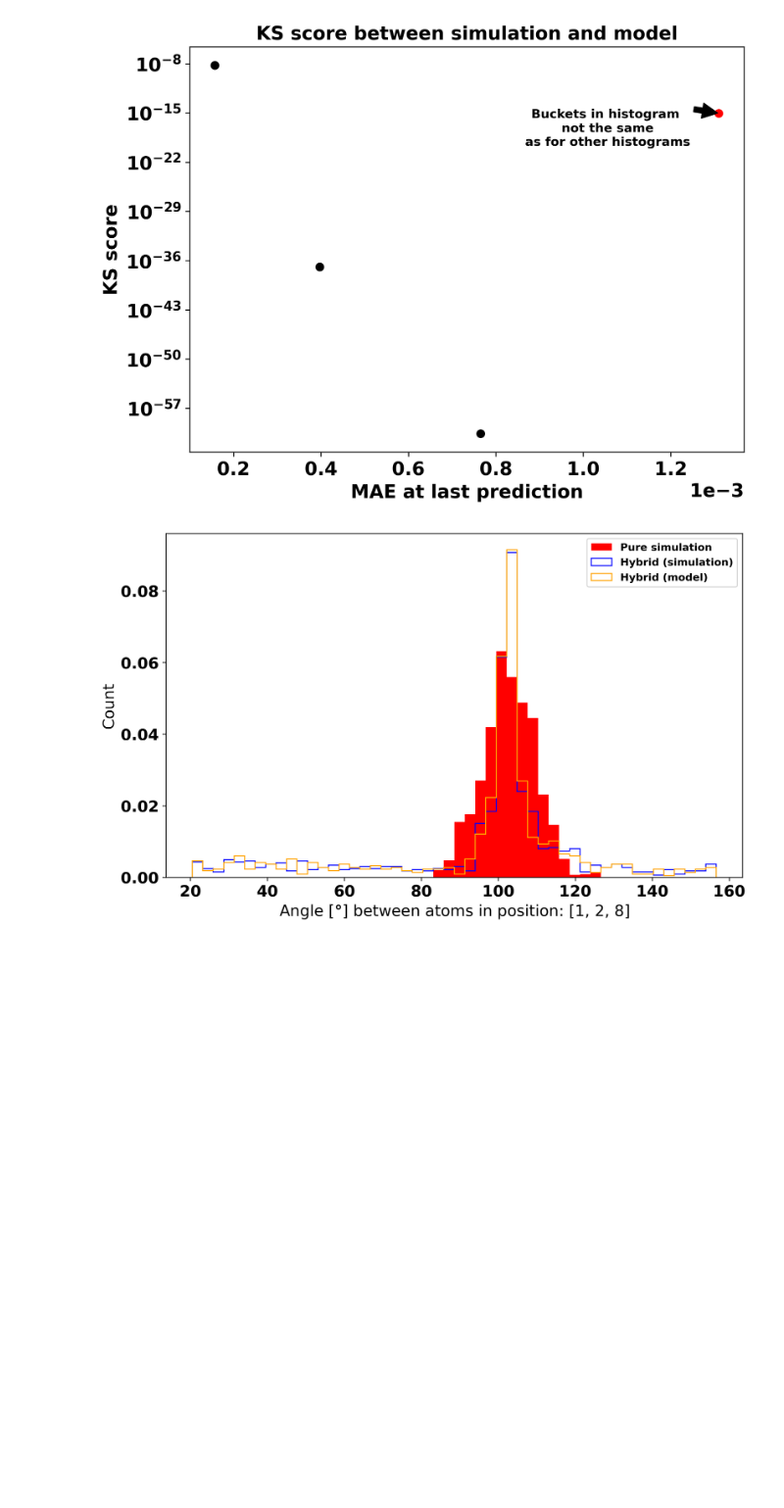
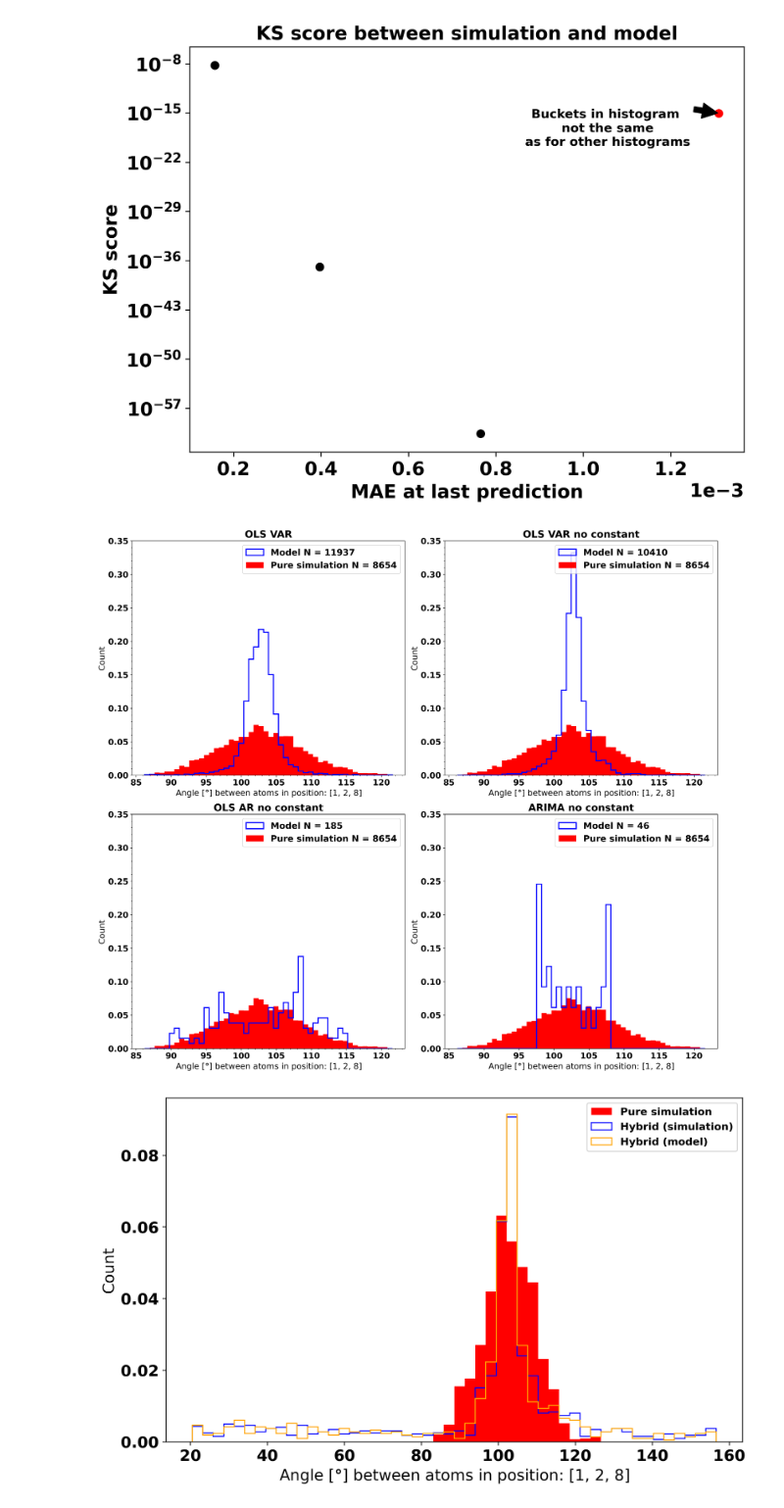
Before and after one commit to BirkDissing/Gemma_group, a Jupyter notebook: Master thesis/Code/Compare_simulations.ipynb, the cells around one changed output. Shown at 98% size. Saved outputs shown, nothing was run; the diff lists cells and outputs as text; code cells hidden in the pictures; blank space fills up the shorter version.

Commit message:
Comparing different models with simulation

```diff
--- a/Master thesis/Code/Compare_simulations.ipynb
+++ b/Master thesis/Code/Compare_simulations.ipynb
@@ -118,6 +118,35 @@ plt.show()
 # %% [output]
 [8.88178420e-16 2.49532921e-61 1.32036835e-37 5.97265054e-09]
 [figure]
+# %%
+mol_dyn = read("Data\Model_test\EtOH_moldyn_data.xyz", index=":")
+mol_OLS_6_1 = read("Data\Model_test\model_test_6_1.xyz", index=":")
+mol_OLS_no_constant_AR = read("Data\Model_test\model_test_6_1_AR.xyz", index=":")
+mol_OLS_no_constant_VAR = read("Data\Model_test\model_test_6_1_VAR.xyz", index=":")
+mol_ARIMA_no_constant = read("Data\Model_test\model_test_6_1_arima.xyz", index=":")
+
+df_OLS_6_1 = pd.read_csv("Data\Model_test\Moldyn_dataframe_test_6_1.csv")
+models = [["OLS VAR", "OLS VAR no constant"], ["OLS AR no constant", "ARIMA no constant"]]
+data = [[mol_OLS_6_1, mol_OLS_no_constant_VAR],[mol_OLS_no_constant_AR, mol_ARIMA_no_constant]]
+N_bins = 50
+indices = [1, 2, 8]
+x_range = (min(get_angles(mol_dyn, *indices))-0.5, max(get_angles(mol_dyn, *indices))+0.5)
+fig, ax = plt.subplots(2, 2, figsize=(16,14))
+for i in range(2):
+    for j in range(2):
+        ax[j, i].hist(get_angles(data[j][i], *indices), bins=N_bins, range=x_range, density=True, label=f"Model N = {len(data[j][i])}", histtype="step", color="b", linewidth=2)
+        ax[j, i].hist(get_angles(mol_dyn, *indices), bins=N_bins, range=x_range, density=True, label=f"Pure simulation N = {len(mol_dyn)}", histtype="stepfilled", color="r")
+        ax[j, i].set_title(models[j][i], fontweight="bold", fontsize=18)
+        ax[j, i].set_xlabel("Angle [$\degree$] between atoms in position: "+str(indices))
+        ax[j, i].set_ylabel("Count")
+        ax[j, i].set_ylim(0, 0.35)
+        ax[j, i].legend(loc="upper right", fontsize=16)
+
+plt.minorticks_off()
+plt.tight_layout()
+plt.show()
+# %% [output]
+[figure, added]
 # %%
 # Lav et plot hvor der kun indgår steps for simulation og en hvor der kun indgår steps for model
 mask1 = np.asarray(df_model.loc[df_model['md']==1, 'Unnamed: 0']).astype('int32')
```
Also changed, not shown: 12 other files.
